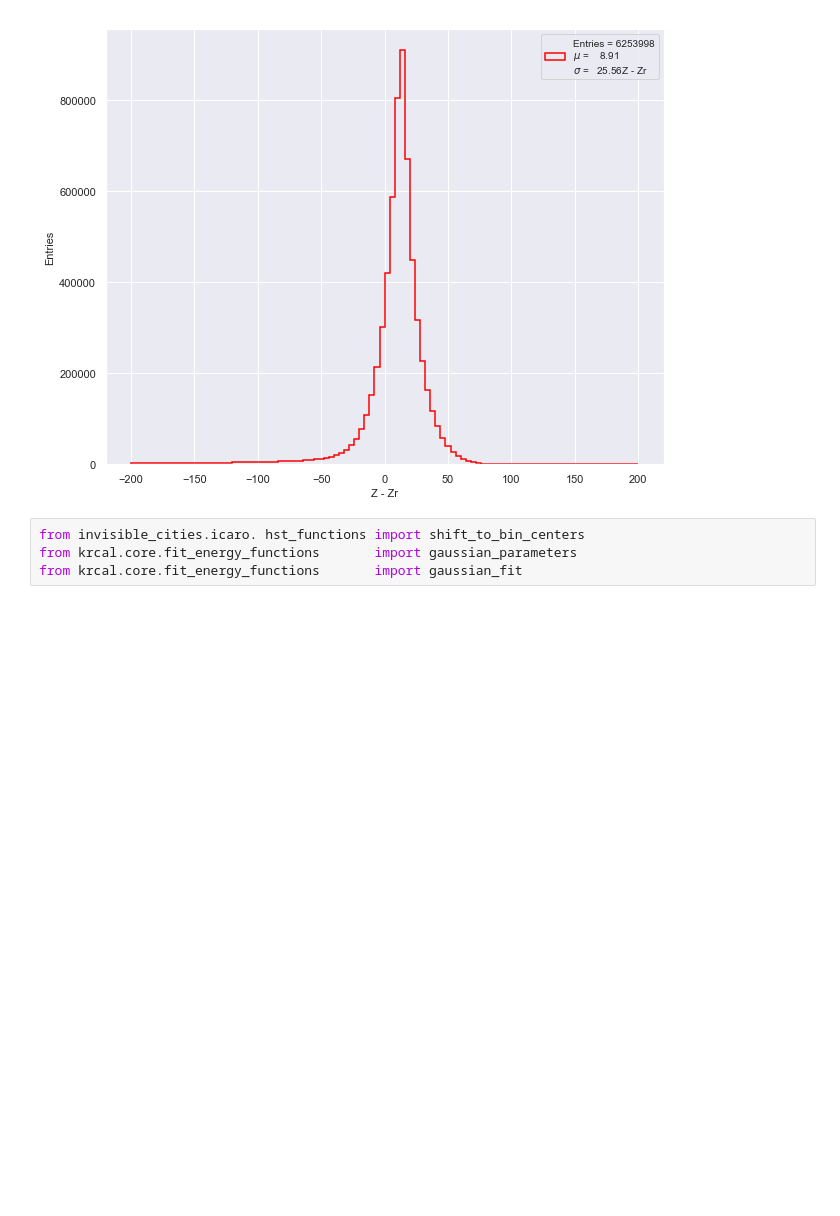
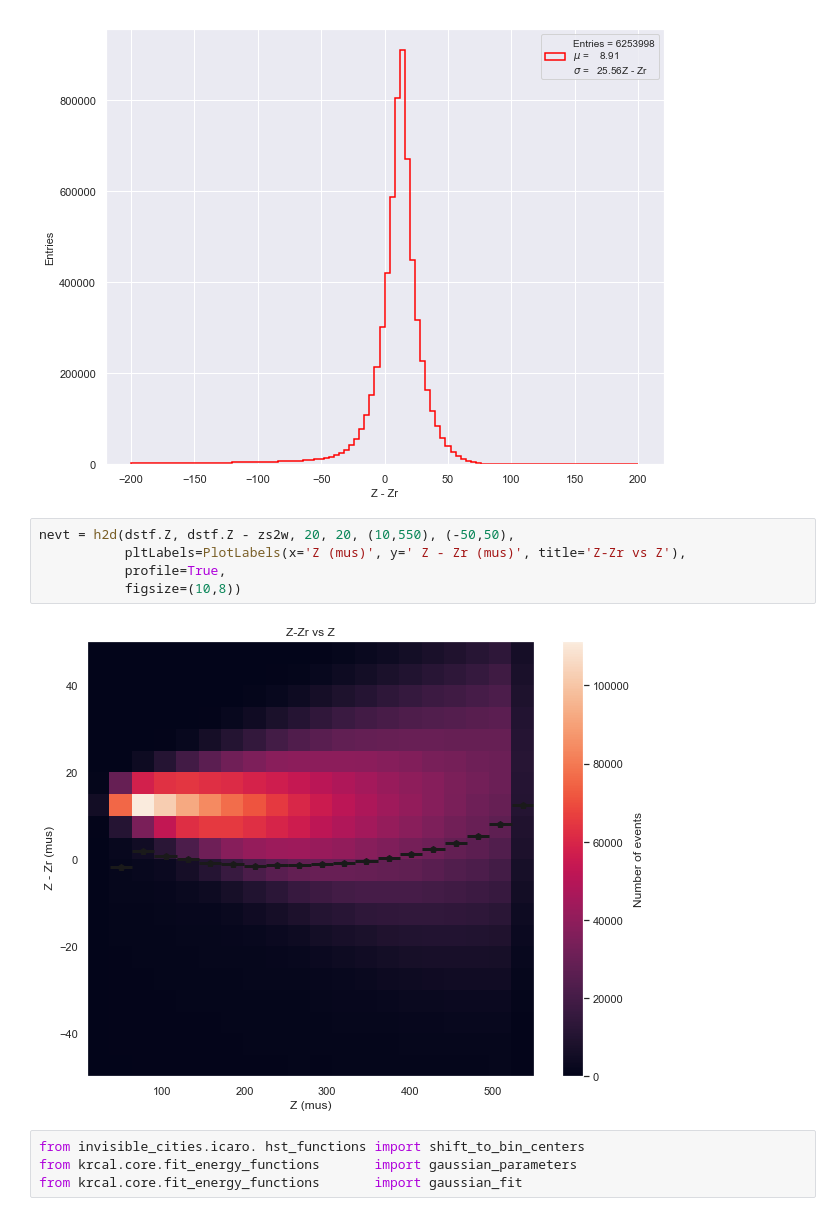
Before and after one commit to proscrite/KrCalibNB, a Jupyter notebook: krStudies/kr_z_from_s2rms_mc.ipynb, the cells around one changed output. Cells and saved outputs as stored; diff of their text form; blank space fills up the shorter version.

```diff
--- a/krStudies/kr_z_from_s2rms_mc.ipynb
+++ b/krStudies/kr_z_from_s2rms_mc.ipynb
@@ -339,6 +339,13 @@ ax      = fig.add_subplot(1, 1, 1)
 plot_histo(PlotLabels('Z - Zr','Entries',''), ax)
 # %% [output]
 [figure]
+# %%
+nevt = h2d(dstf.Z, dstf.Z - zs2w, 20, 20, (10,550), (-50,50),
+           pltLabels=PlotLabels(x='Z (mus)', y=' Z - Zr (mus)', title='Z-Zr vs Z'),
+           profile=True,
+           figsize=(10,8))
+# %% [output]
+[figure, added]
 # %%
 from invisible_cities.icaro. hst_functions import shift_to_bin_centers
 from krcal.core.fit_energy_functions       import gaussian_parameters
```
Also changed, not shown: 1 other file.
